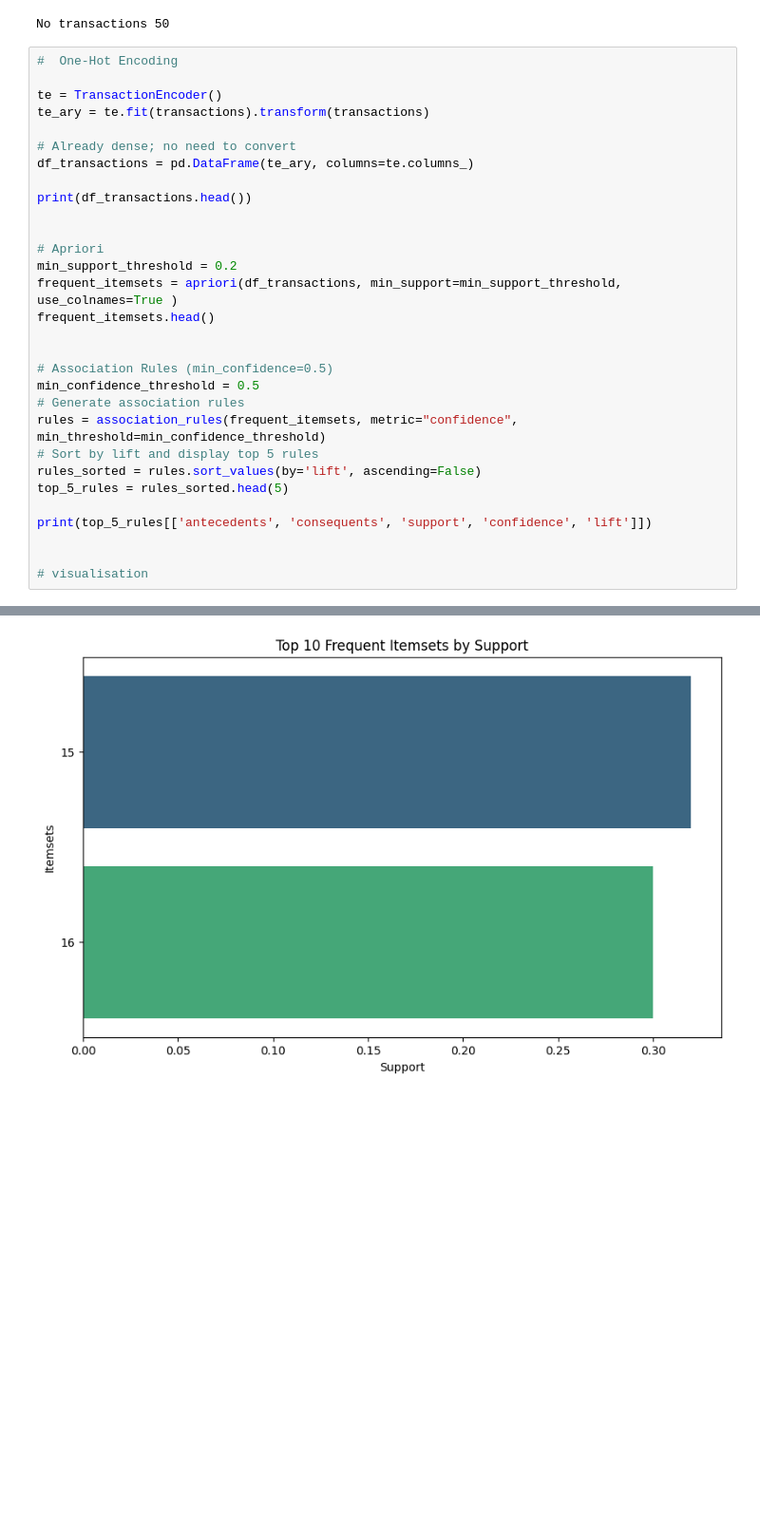
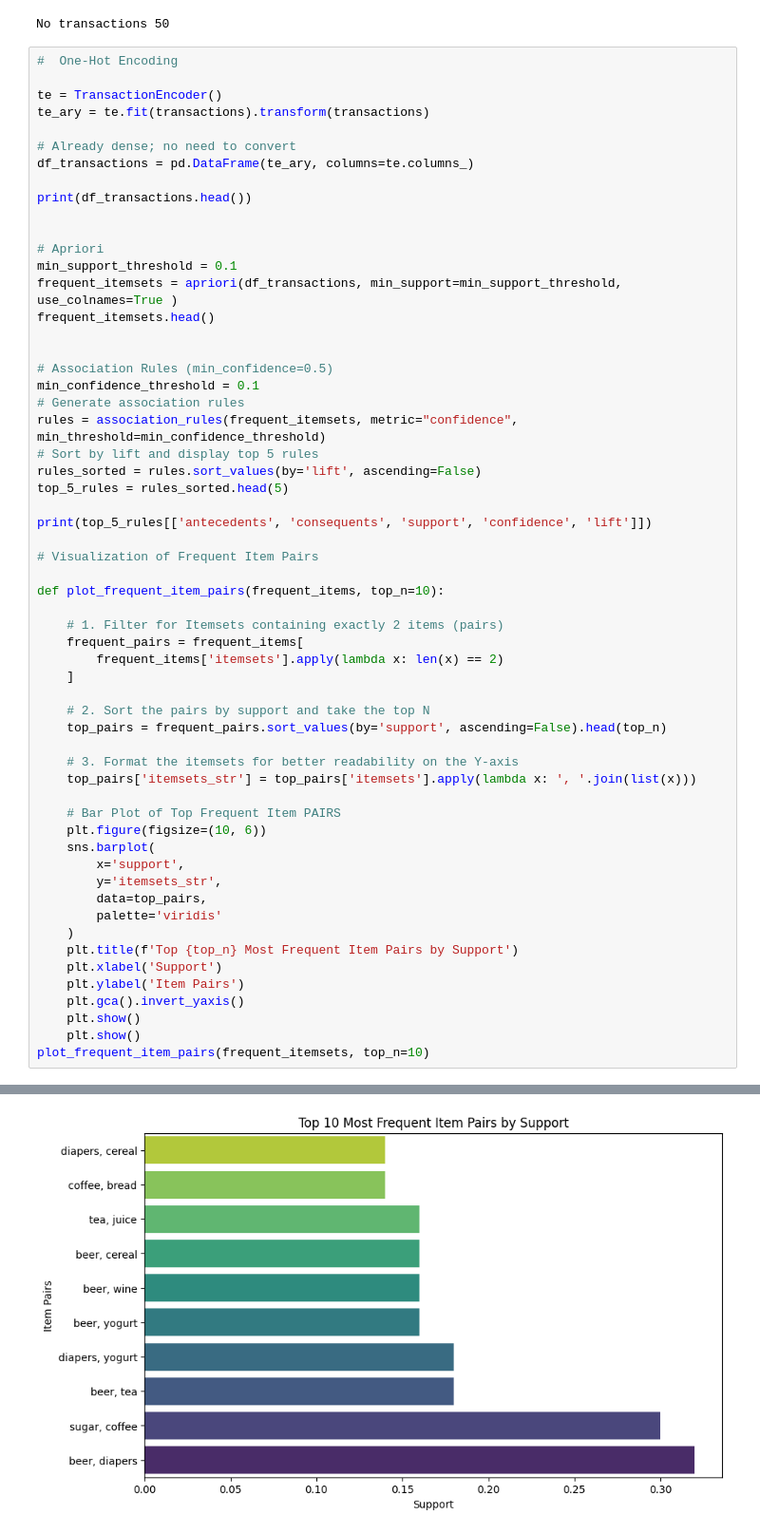
Before and after one commit to Mwai-the-one/DSA-2040_Practical_Exam_Dennis-673, a Jupyter notebook: data_mining/Task(1).ipynb, the cells around one changed output, grey strips where cells are left out. Shown: that part at 95% size. Cells and saved outputs as stored; diff of their text form; blank space fills up the shorter version.

```diff
--- a/data_mining/Task(1).ipynb
+++ b/data_mining/Task(1).ipynb
@@ -462,13 +462,13 @@ print(df_transactions.head())
 
 
 # Apriori
-min_support_threshold = 0.2
+min_support_threshold = 0.1
 frequent_itemsets = apriori(df_transactions, min_support=min_support_threshold, use_colnames=True )
 frequent_itemsets.head()
 
 
 # Association Rules (min_confidence=0.5)
-min_confidence_threshold = 0.5
+min_confidence_threshold = 0.1
 # Generate association rules
 rules = association_rules(frequent_itemsets, metric="confidence", min_threshold=min_confidence_threshold)
 # Sort by lift and display top 5 rules
@@ -477,8 +477,36 @@ top_5_rules = rules_sorted.head(5)
 
 print(top_5_rules[['antecedents', 'consequents', 'support', 'confidence', 'lift']])
 
+# Visualization of Frequent Item Pairs
 
-# visualisation
+def plot_frequent_item_pairs(frequent_items, top_n=10):
+
+    # 1. Filter for Itemsets containing exactly 2 items (pairs)
+    frequent_pairs = frequent_items[
+        frequent_items['itemsets'].apply(lambda x: len(x) == 2)
+    ]
+
+    # 2. Sort the pairs by support and take the top N
+    top_pairs = frequent_pairs.sort_values(by='support', ascending=False).head(top_n)
+
+    # 3. Format the itemsets for better readability on the Y-axis
+    top_pairs['itemsets_str'] = top_pairs['itemsets'].apply(lambda x: ', '.join(list(x)))
+
+    # Bar Plot of Top Frequent Item PAIRS
+    plt.figure(figsize=(10, 6))
+    sns.barplot(
+        x='support',
+        y='itemsets_str',
+        data=top_pairs,
+        palette='viridis'
+    )
+    plt.title(f'Top {top_n} Most Frequent Item Pairs by Support')
+    plt.xlabel('Support')
+    plt.ylabel('Item Pairs')
+    plt.gca().invert_yaxis()
+    plt.show()
+    plt.show()
+plot_frequent_item_pairs(frequent_itemsets, top_n=10)
 # %% [output]
     beer  bread  cereal  cheese  chips  coffee  diapers   eggs  juice   milk  \
 0   True   True    True   False  False   False     True   True  False   True
@@ -504 +533 @@ Passing `palette` without assigning `hue` is deprecated and will be removed in v
-[figure, old version]
+[figure, new version]
```
Also changed, not shown: parts of 3 cells of this notebook, 3 other files.
